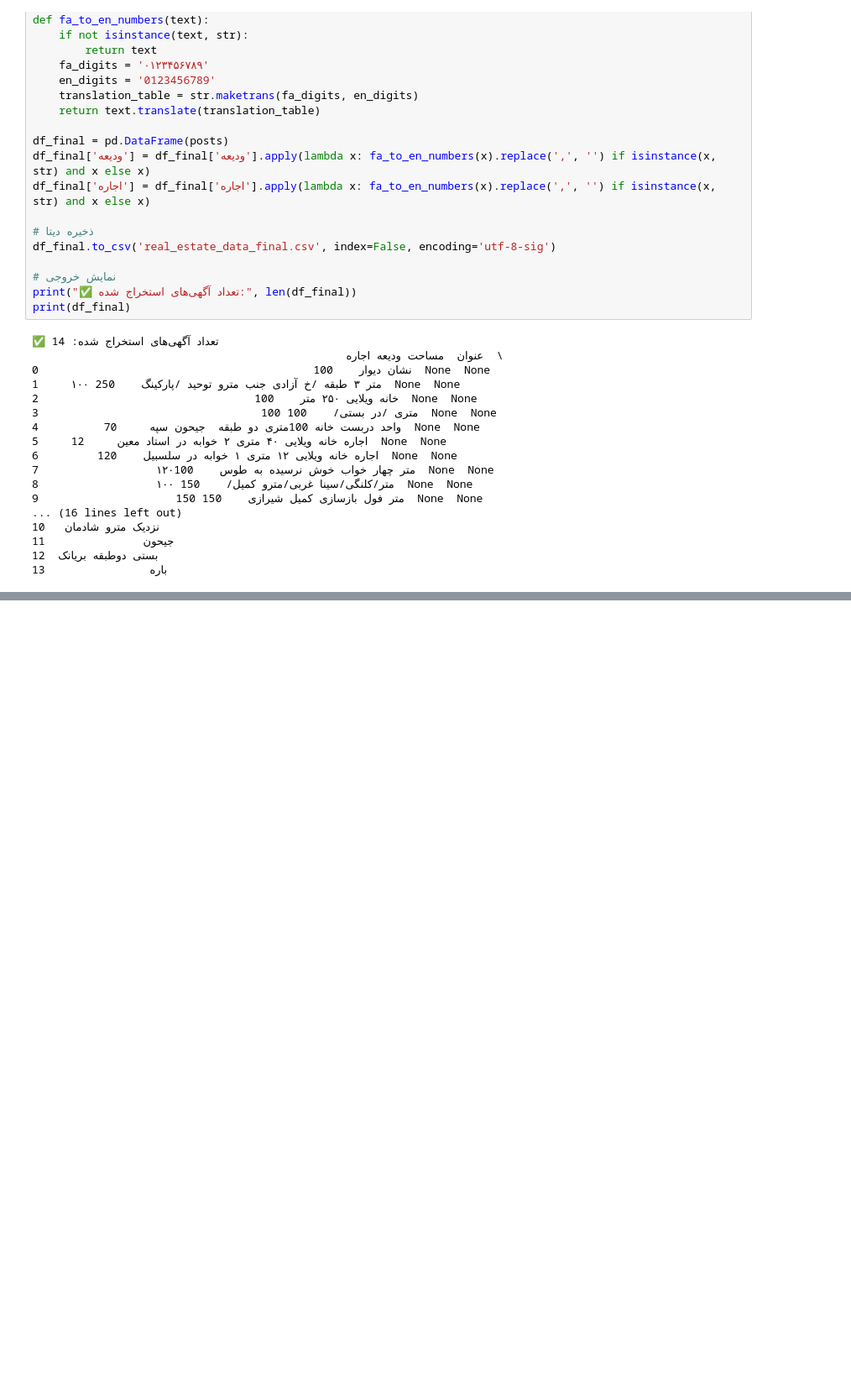
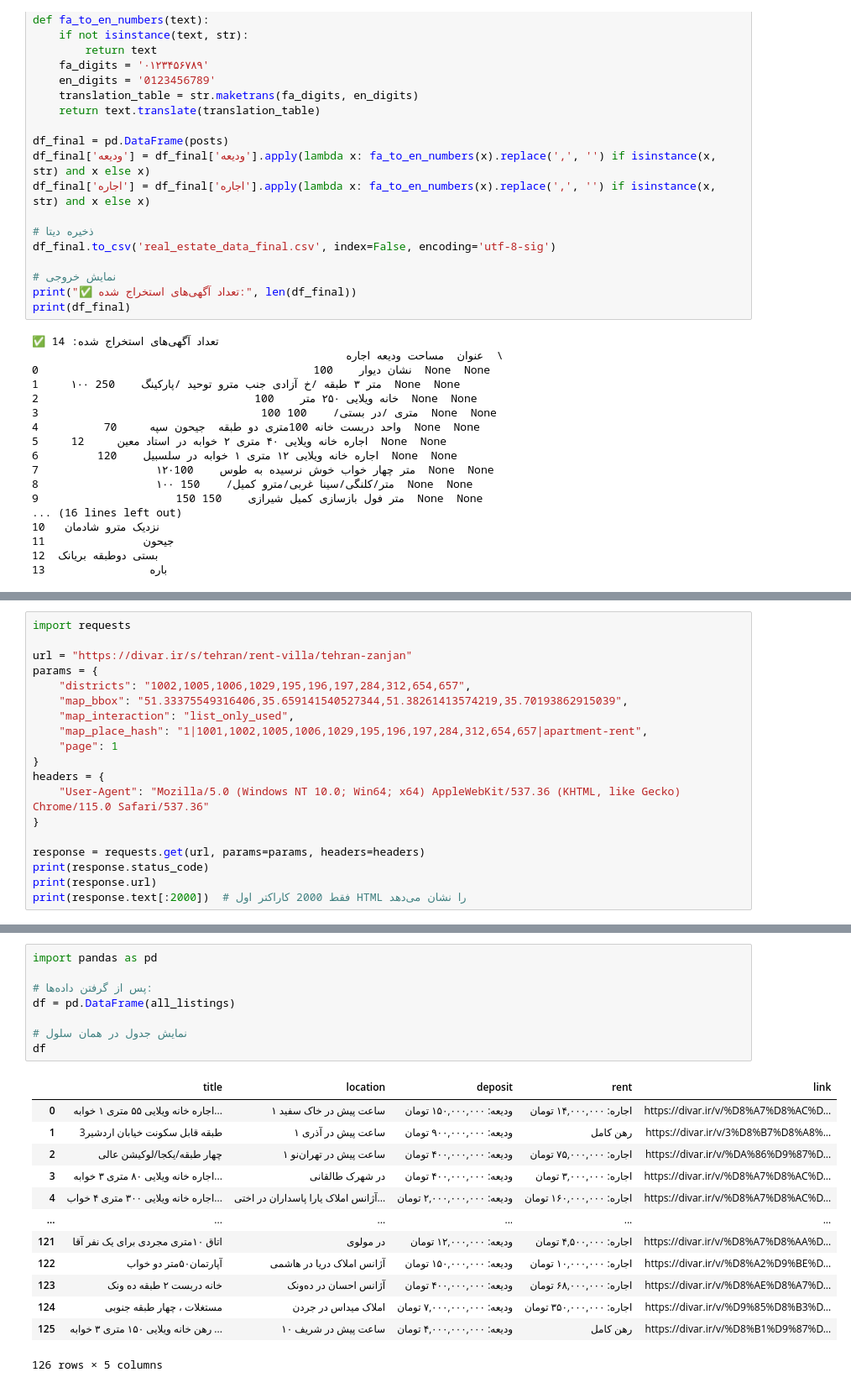
Before and after one commit to Shahbazi-Amir/real_estate_ml_analysis_divar, a Jupyter notebook: find_divar_dataset.ipynb, the cells around one changed output, grey strips where cells are left out. Shown at 84% size. Drawn from its saved outputs; the diff is of its cells as text; blank space fills up the shorter version.

Commit message:
del and created file for get data from divar

```diff
--- a/find_divar_dataset.ipynb
+++ b/find_divar_dataset.ipynb
@@ -1579,0 +2125,19 @@ print(df_final)
+# %%
+import requests
+
+url = "https://divar.ir/s/tehran/rent-villa/tehran-zanjan"
+params = {
+    "districts": "1002,1005,1006,1029,195,196,197,284,312,654,657",
+    "map_bbox": "51.33375549316406,35.659141540527344,51.38261413574219,35.70193862915039",
+    "map_interaction": "list_only_used",
+    "map_place_hash": "1|1001,1002,1005,1006,1029,195,196,197,284,312,654,657|apartment-rent",
+    "page": 1
+}
+headers = {
+    "User-Agent": "Mozilla/5.0 (Windows NT 10.0; Win64; x64) AppleWebKit/537.36 (KHTML, like Gecko) Chrome/115.0 Safari/537.36"
+}
+
+response = requests.get(url, params=params, headers=headers)
+print(response.status_code)
+print(response.url)
+print(response.text[:2000])  # فقط 2000 کاراکتر اول HTML را نشان می‌دهد
@@ -1579,0 +2470,22 @@ print(df_final)
+# %%
+import pandas as pd
+
+# پس از گرفتن داده‌ها:
+df = pd.DataFrame(all_listings)
+
+# نمایش جدول در همان سلول
+df
+# %% [output]
+|  | title | location | deposit | rent | link |
+| 0 | اجاره خانه ویلایی ۵۵ متری ۱ خوابه... | ۱ ساعت پیش در خاک سفید | ودیعه: ۱۵۰,۰۰۰,۰۰۰ تومان | اجاره: ۱۴,۰۰۰,۰۰۰ تومان | https://divar.ir/v/%D8%A7%D8%AC%D... |
+| 1 | 3طبقه قابل سکونت خیابان اردشیر | ۱ ساعت پیش در آذری | ودیعه: ۹۰۰,۰۰۰,۰۰۰ تومان | رهن کامل | https://divar.ir/v/3%D8%B7%D8%A8%... |
+| 2 | چهار طبقه/یکجا/لوکیشن عالی | ۱ ساعت پیش در تهران‌نو | ودیعه: ۴۰۰,۰۰۰,۰۰۰ تومان | اجاره: ۷۵,۰۰۰,۰۰۰ تومان | https://divar.ir/v/%DA%86%D9%87%D... |
+| 3 | اجاره خانه ویلایی ۸۰ متری ۳ خوابه... | در شهرک طالقانی | ودیعه: ۴۰۰,۰۰۰,۰۰۰ تومان | اجاره: ۳,۰۰۰,۰۰۰ تومان | https://divar.ir/v/%D8%A7%D8%AC%D... |
+| 4 | اجاره خانه ویلایی ۳۰۰ متری ۴ خواب... | آژانس املاک یارا پاسداران در اختی... | ودیعه: ۲,۰۰۰,۰۰۰,۰۰۰ تومان | اجاره: ۱۶۰,۰۰۰,۰۰۰ تومان | https://divar.ir/v/%D8%A7%D8%AC%D... |
+| ... | ... | ... | ... | ... | ... |
+| 121 | اتاق ۱۰متری مجردی برای یک نفر آقا | در مولوی | ودیعه: ۱۲,۰۰۰,۰۰۰ تومان | اجاره: ۴,۵۰۰,۰۰۰ تومان | https://divar.ir/v/%D8%A7%D8%AA%D... |
+| 122 | آپارتمان۵۰متر دو خواب | آژانس املاک دریا در هاشمی | ودیعه: ۱۵۰,۰۰۰,۰۰۰ تومان | اجاره: ۱۰,۰۰۰,۰۰۰ تومان | https://divar.ir/v/%D8%A2%D9%BE%D... |
+| 123 | خانه دربست ۲ طبقه ده ونک | آژانس احسان در ده‌ونک | ودیعه: ۴۰۰,۰۰۰,۰۰۰ تومان | اجاره: ۶۸,۰۰۰,۰۰۰ تومان | https://divar.ir/v/%D8%AE%D8%A7%D... |
+| 124 | مستغلات ، چهار طبقه جنوبی | املاک میداس در جردن | ودیعه: ۷,۰۰۰,۰۰۰,۰۰۰ تومان | اجاره: ۳۵۰,۰۰۰,۰۰۰ تومان | https://divar.ir/v/%D9%85%D8%B3%D... |
+| 125 | رهن خانه ویلایی ۱۵۰ متری ۳ خوابه ... | ۱۰ ساعت پیش در شریف | ودیعه: ۴,۰۰۰,۰۰۰,۰۰۰ تومان | رهن کامل | https://divar.ir/v/%D8%B1%D9%87%D... |
+126 rows × 5 columns
```
Also changed, not shown: parts of 21 cells of this notebook, 9 other files.
